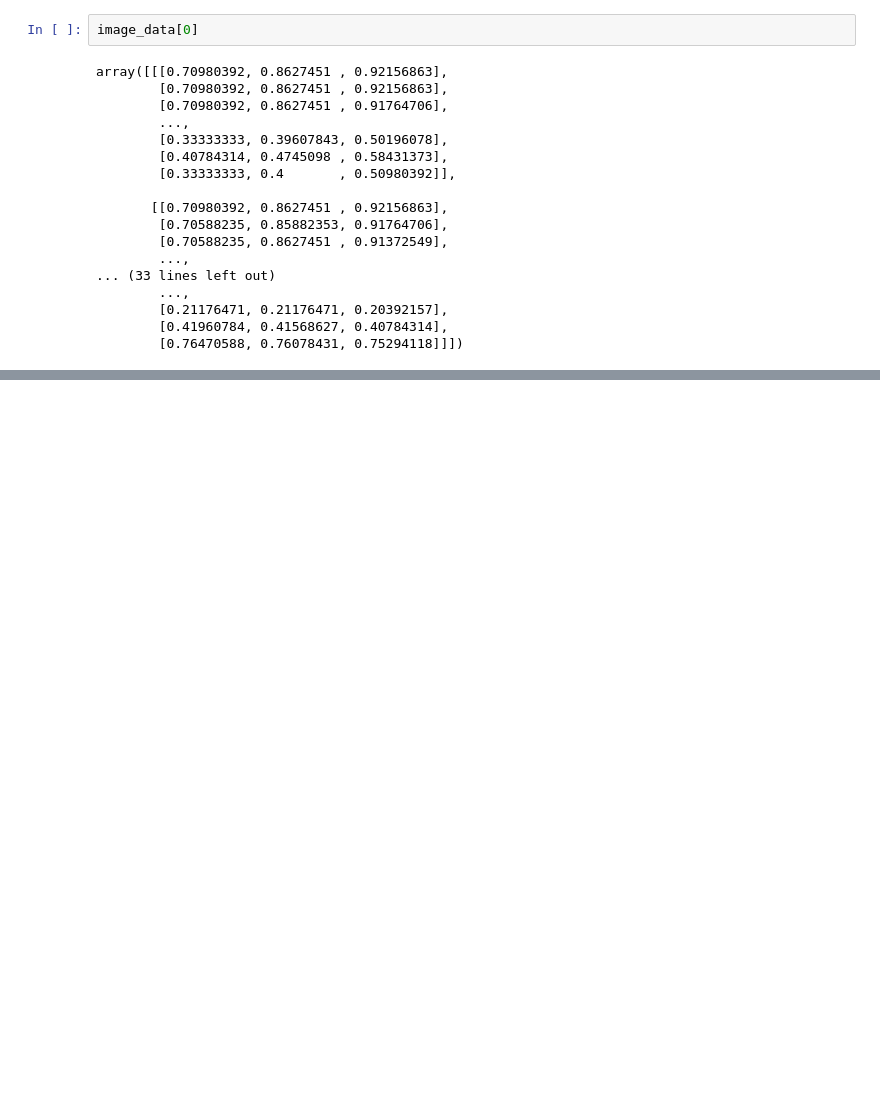
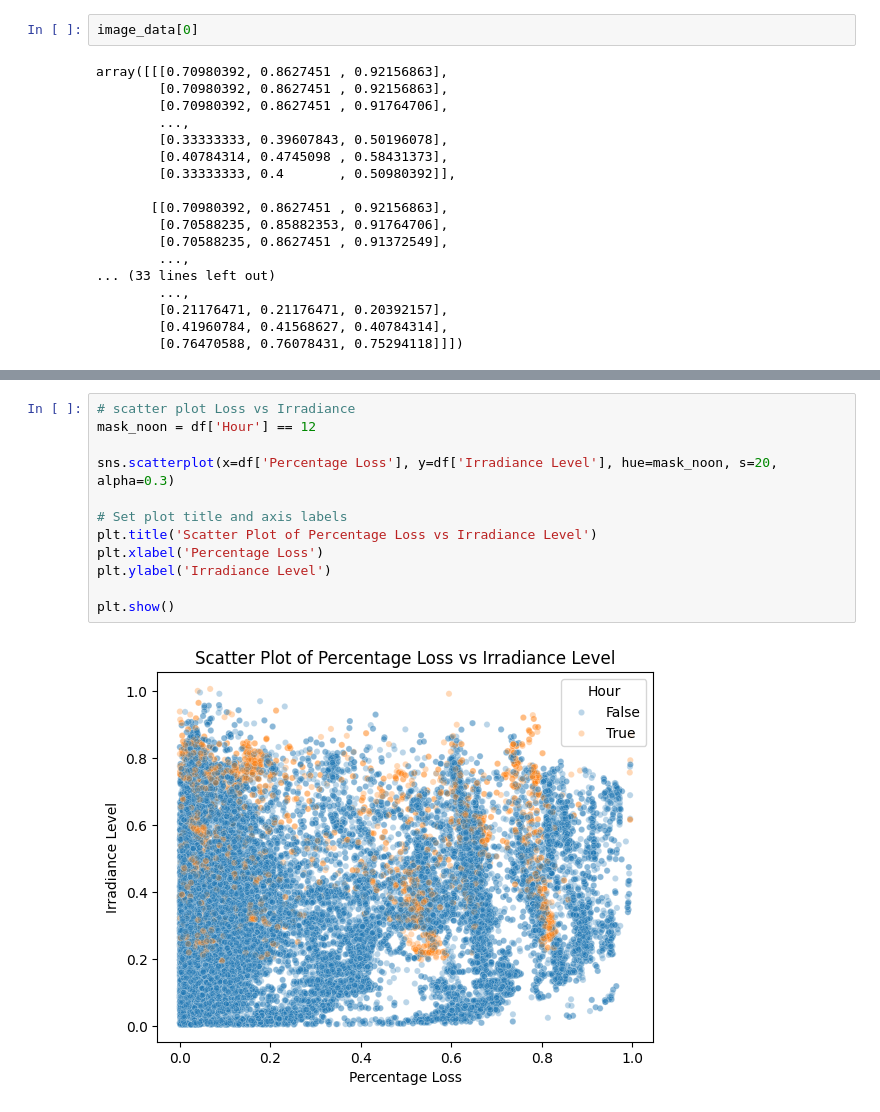
Before and after one commit to HWWer/Deep_Solar_Eye, a Jupyter notebook: notebooks/data_preparation.ipynb, the cells around one changed output, grey strips where cells are left out. Saved outputs shown, nothing was run; the diff lists cells and outputs as text; blank space fills up the shorter version.

```diff
--- a/notebooks/data_preparation.ipynb
+++ b/notebooks/data_preparation.ipynb
@@ -119,0 +205,14 @@ array([[[0.70980392, 0.8627451 , 0.92156863],
+# %%
+# scatter plot Loss vs Irradiance
+mask_noon = df['Hour'] == 12
+
+sns.scatterplot(x=df['Percentage Loss'], y=df['Irradiance Level'], hue=mask_noon, s=20, alpha=0.3)
+
+# Set plot title and axis labels
+plt.title('Scatter Plot of Percentage Loss vs Irradiance Level')
+plt.xlabel('Percentage Loss')
+plt.ylabel('Irradiance Level')
+
+plt.show()
+# %% [output]
+[figure, added]
```
Also changed, not shown: parts of 7 cells of this notebook, 1 other file.
